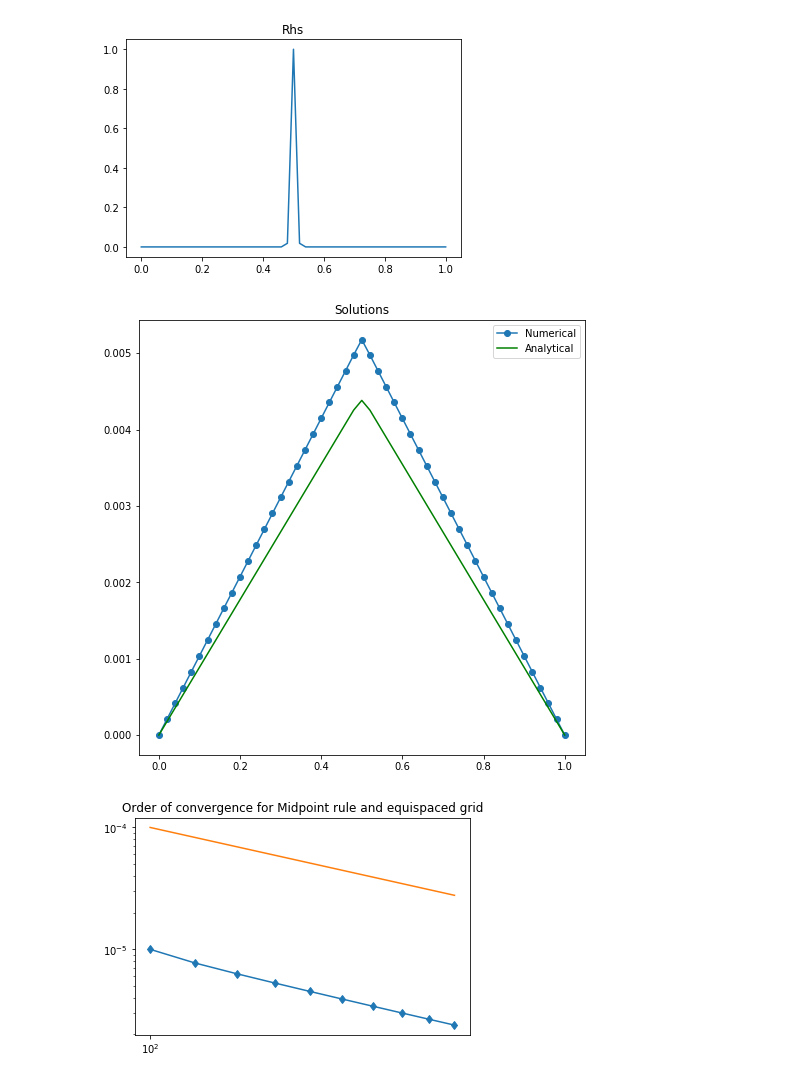
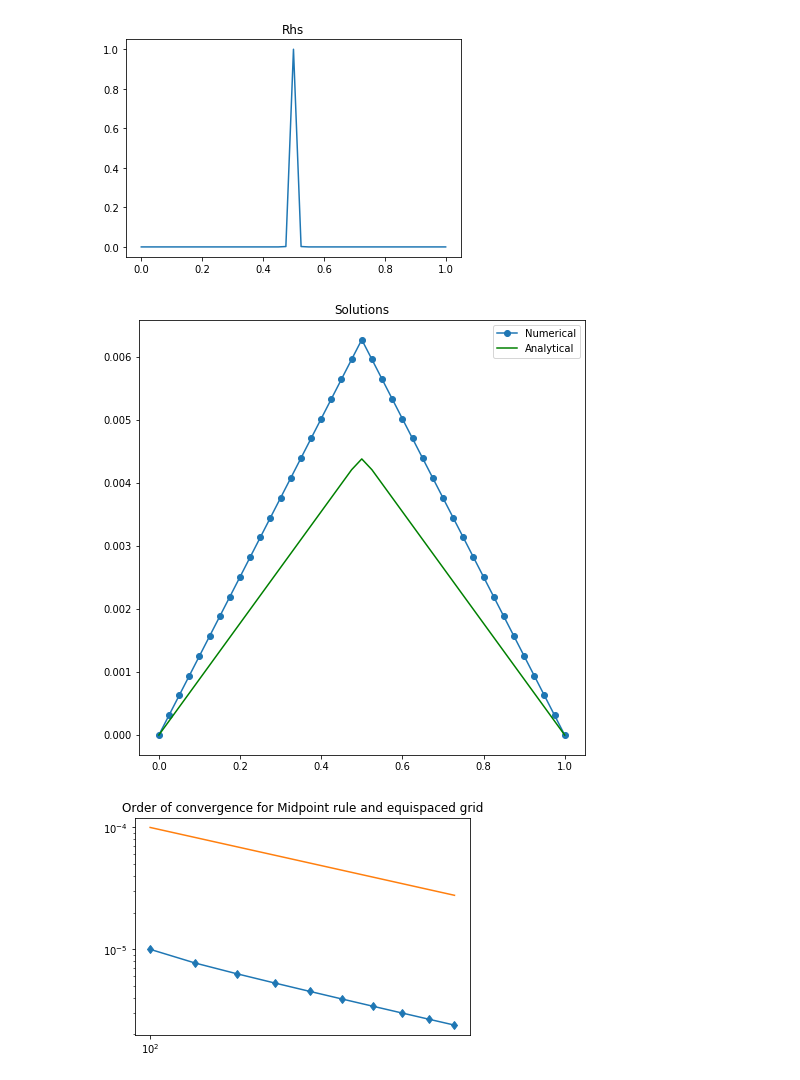
Before and after one commit to fdrmrc/HigherNumericalMathematicsPS, a Jupyter notebook: Sheet6/FEM_Poisson.ipynb, the cells around one changed output. Saved outputs shown, nothing was run; the diff lists cells and outputs as text; code cells hidden in the pictures.

```diff
--- a/Sheet6/FEM_Poisson.ipynb
+++ b/Sheet6/FEM_Poisson.ipynb
@@ -2,10 +2,10 @@
 import numpy as np
 import matplotlib.pyplot as plt
 import scipy.integrate as integrate
-from scipy import interpolate
 from scipy.special import erf
 from math import pi
-
+import warnings
+warnings.filterwarnings('ignore')
 
 def rhs1(x):
     return np.sin(pi*x)
@@ -60,36 +60,36 @@ def load_vector(M,rhs,x,quadrature):
 rhs = rhs2
 ###########################
 
-M = 50
+M = 40
 h = 1/M
 x = np.linspace(0,1,M+1)
 A = -np.diag(np.ones(M-2),-1) + 2*np.diag(np.ones(M-1)) - np.diag(np.ones(M-2),+1)
 A = A/h**2 #stiffness matrix
 quad = 'Midpoint' #Gaussian or Midpoint
 b = load_vector(M,rhs,x,quad)
 #print(b)
 u_int = np.linalg.solve(A,b)
 U = np.zeros(M+1)
 U[0] = 0
 U[M] = 0
 U[1:M] = u_int
 
 plt.figure()
 plt.plot(x,rhs(x),'-')
 plt.title('Rhs')
 plt.show()
 
 plt.figure(figsize=(8,8))
 plt.plot(x,U,'-o',label='Numerical')
 plt.plot(x,uex(x,rhs),'g',label = 'Analytical')
 plt.title('Solutions')
 plt.legend()
 
 mrange = np.arange(100,200,10)
 convergence_plot_equispaced(mrange,quad,rhs)
 # %% [output]
 [figure]
-[figure, old version]
+[figure, new version]
 [figure]
 # %%
 print(u_int - uex(x[1:-1],rhs))
```
Also changed, not shown: parts of 9 cells of this notebook.
